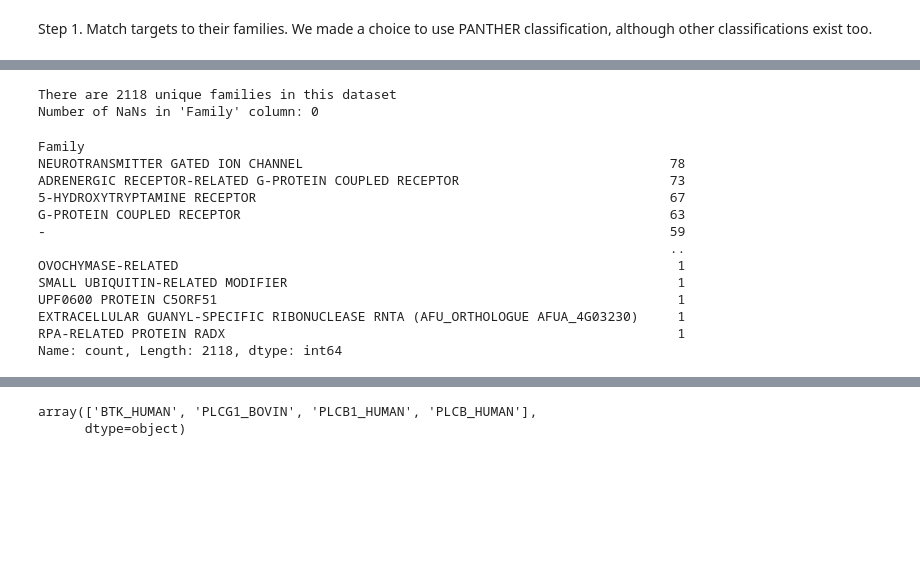
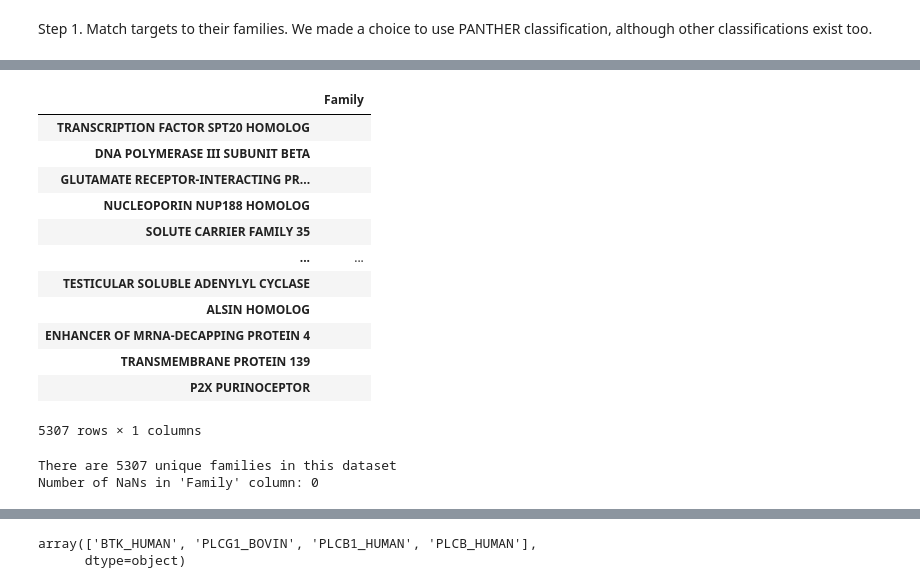
Before and after one commit to epfl-ada/ada-2024-project-laambada, a Jupyter notebook: family.ipynb, the cells around one changed output, grey strips where cells are left out. Cells and saved outputs as stored; diff of their text form; code cells hidden in the pictures; blank space fills up the shorter version.

```diff
--- a/family.ipynb
+++ b/family.ipynb
@@ -36,23 +66,32 @@ Protein families saved to 'protein_families.json'
+# %%
+df_family = pd.DataFrame.from_dict(family_dict, orient='index', columns=['Family'])
+df_family
+# %% [output]
+|  | Family |
+| TRANSCRIPTION FACTOR SPT20 HOMOLOG |  |
+| DNA POLYMERASE III SUBUNIT BETA |  |
+| GLUTAMATE RECEPTOR-INTERACTING PR... |  |
+| NUCLEOPORIN NUP188 HOMOLOG |  |
+| SOLUTE CARRIER FAMILY 35 |  |
+| ... | ... |
+| TESTICULAR SOLUBLE ADENYLYL CYCLASE |  |
+| ALSIN HOMOLOG |  |
+| ENHANCER OF MRNA-DECAPPING PROTEIN 4 |  |
+| TRANSMEMBRANE PROTEIN 139 |  |
+| P2X PURINOCEPTOR |  |
+5307 rows × 1 columns
 # %%
 df_family = pd.DataFrame.from_dict(family_dict, orient='index', columns=['Family'])
 # Number of unique protein families
-print(f"There are {df_family['Family'].nunique()} unique families in this dataset")
+print(f"There are {len(families)} unique families in this dataset")
 print(f"Number of NaNs in 'Family' column: {df_family['Family'].isna().sum()}")
-# Number of targets within each family
-df_family['Family'].value_counts()
+
+# Map for each family the number of proteins in the dataset (Family column is a || separated string)
+family_counts = {}
+for family in families:
+    if family not in family_counts:
+        family_counts[family] = 0
+    family_counts[family] += int(df_family['Family'].str.contains(re.escape(family)).sum())
 # %% [output]
-There are 2118 unique families in this dataset
+There are 5307 unique families in this dataset
 Number of NaNs in 'Family' column: 0
-Family
-NEUROTRANSMITTER GATED ION CHANNEL                                               78
-ADRENERGIC RECEPTOR-RELATED G-PROTEIN COUPLED RECEPTOR                           73
-5-HYDROXYTRYPTAMINE RECEPTOR                                                     67
-G-PROTEIN COUPLED RECEPTOR                                                       63
--                                                                                59
-                                                                                 ..
-OVOCHYMASE-RELATED                                                                1
-SMALL UBIQUITIN-RELATED MODIFIER                                                  1
-UPF0600 PROTEIN C5ORF51                                                           1
-EXTRACELLULAR GUANYL-SPECIFIC RIBONUCLEASE RNTA (AFU_ORTHOLOGUE AFUA_4G03230)     1
-RPA-RELATED PROTEIN RADX                                                          1
-Name: count, Length: 2118, dtype: int64
```
Also changed, not shown: parts of 14 cells of this notebook, 1 other file.
